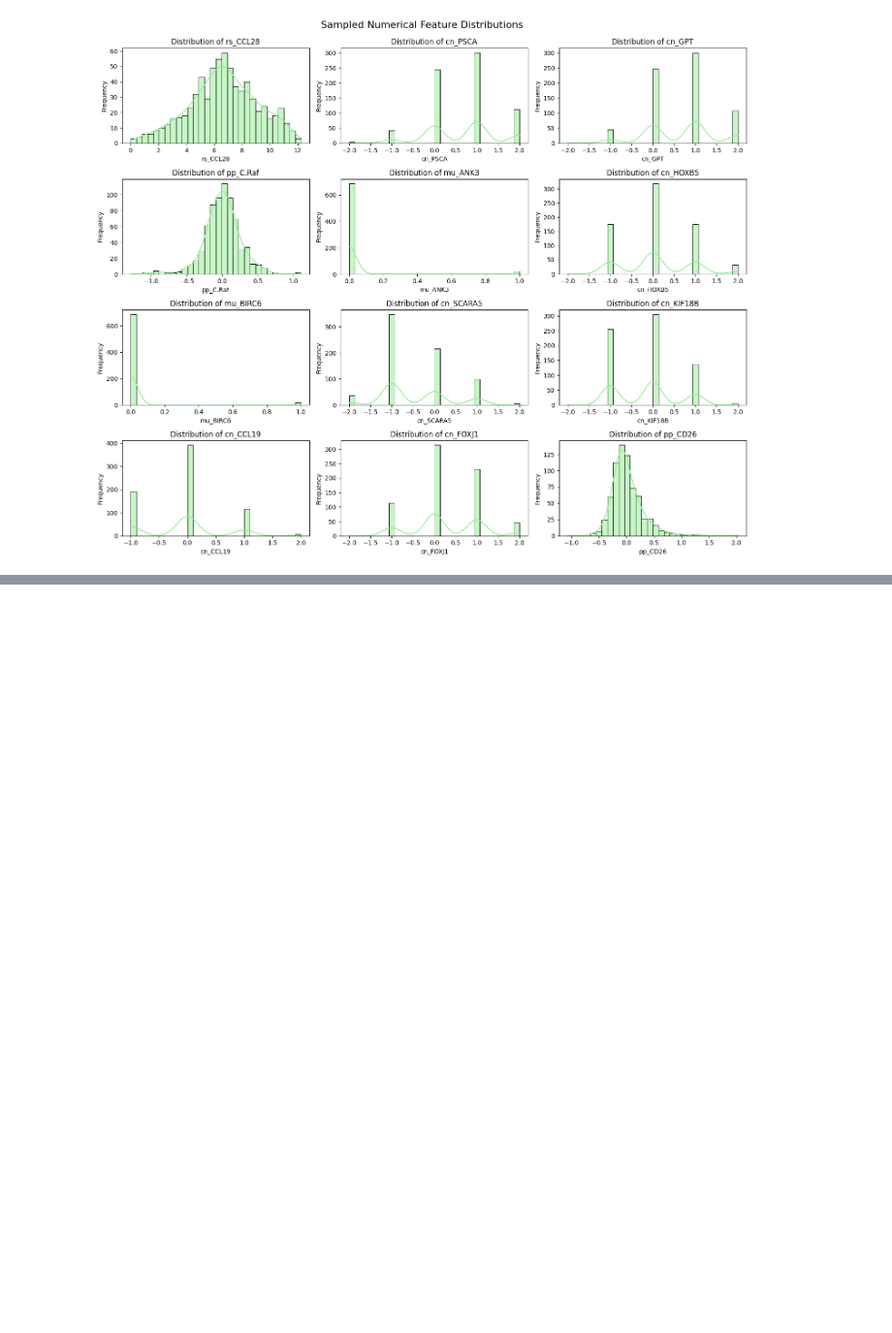
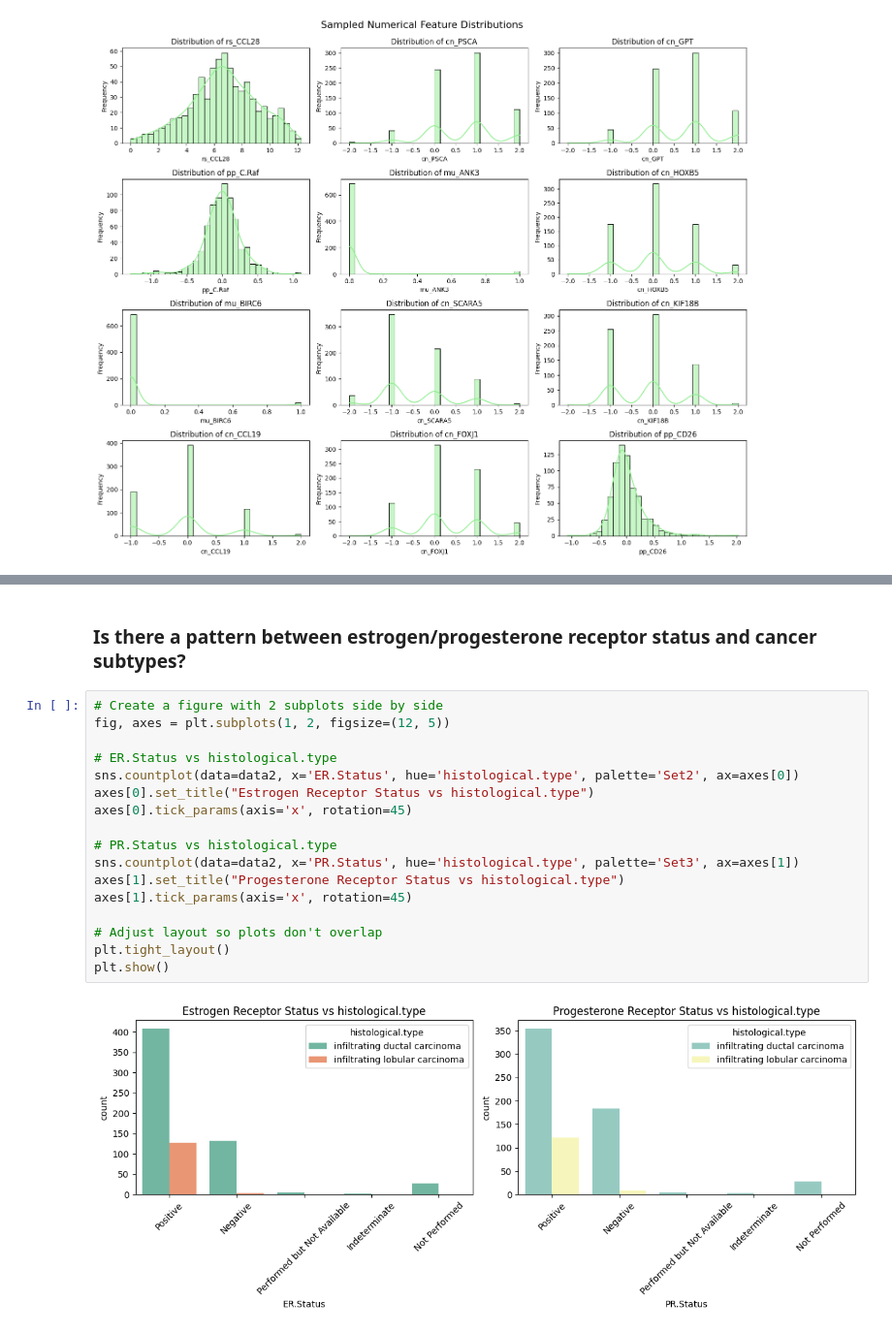
Before and after one commit to Cynthiachelangat/BreastCancer-classification, a Jupyter notebook: brca.ipynb, the cells around one changed output, grey strips where cells are left out. Shown at 97% size. Cells and saved outputs as stored; diff of their text form; blank space fills up the shorter version.

```diff
--- a/brca.ipynb
+++ b/brca.ipynb
@@ -104,0 +140,21 @@ plt.show()
+# %% [markdown]
+### **Is there a pattern between estrogen/progesterone receptor status and cancer subtypes?**
+# %%
+# Create a figure with 2 subplots side by side
+fig, axes = plt.subplots(1, 2, figsize=(12, 5))
+
+# ER.Status vs histological.type
+sns.countplot(data=data2, x='ER.Status', hue='histological.type', palette='Set2', ax=axes[0])
+axes[0].set_title("Estrogen Receptor Status vs histological.type")
+axes[0].tick_params(axis='x', rotation=45)
+
+# PR.Status vs histological.type
+sns.countplot(data=data2, x='PR.Status', hue='histological.type', palette='Set3', ax=axes[1])
+axes[1].set_title("Progesterone Receptor Status vs histological.type")
+axes[1].tick_params(axis='x', rotation=45)
+
+# Adjust layout so plots don't overlap
+plt.tight_layout()
+plt.show()
+# %% [output]
+[figure, added]
```
Also changed, not shown: parts of 5 cells of this notebook.
